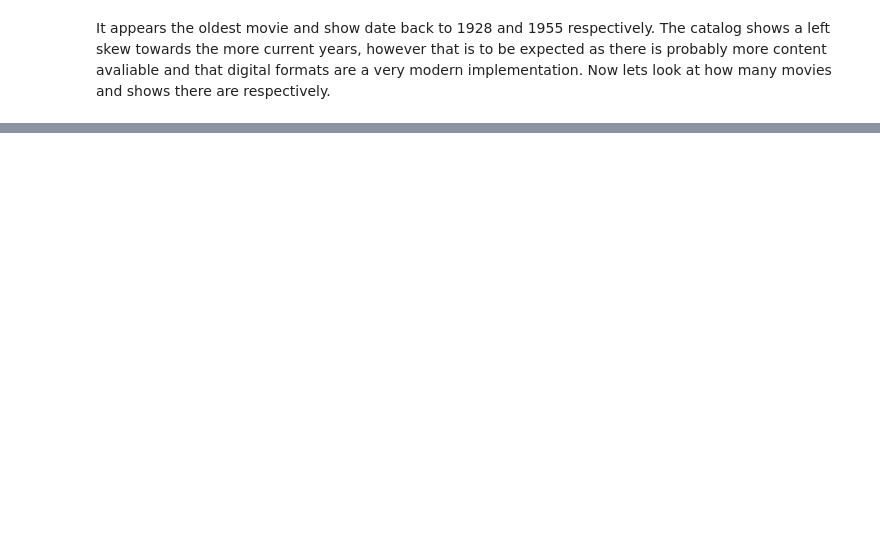
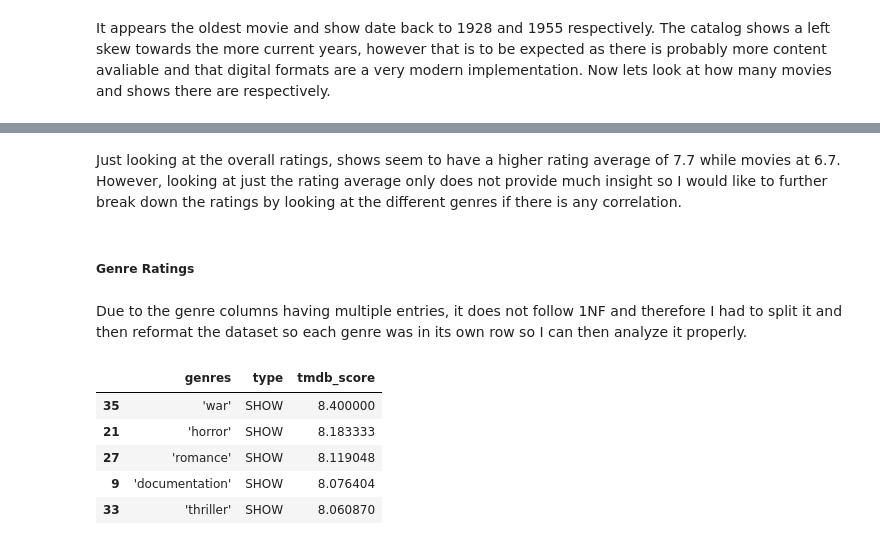
Before and after one commit to kekevin12/Disney_EDA, a Jupyter notebook: disney_data.ipynb, the cells around one changed output, grey strips where cells are left out. Saved outputs shown, nothing was run; the diff lists cells and outputs as text; code cells hidden in the pictures; blank space fills up the shorter version.

```diff
--- a/disney_data.ipynb
+++ b/disney_data.ipynb
@@ -115,0 +173,13 @@ fig.show()
+# %% [markdown]
+Just looking at the overall ratings, shows seem to have a higher rating average of 7.7 while movies at 6.7. However, looking at just the rating average only does not provide much insight so I would like to further break down the ratings by looking at the different genres if there is any correlation.
+# %% [markdown]
+##### Genre Ratings
+# %%
+# Adding new genre columns with each genre split and adding type and tmdb_scores associated with it to it
+ratings = ctitles[['tmdb_score','type']].assign(
+    genres=ctitles['genres'].str.split(r'\s*,\s*')).explode('genres')
+ratings = ratings[ratings.genres != ""]
+avg = ratings.groupby(['genres','type'])['tmdb_score'].mean()
+avg = avg.reset_index()
+# %% [markdown]
+Due to the genre columns having multiple entries, it does not follow 1NF and therefore I had to split it and then reformat the dataset so each genre was in its own row so I can then analyze it properly.
@@ -115,0 +198,11 @@ fig.show()
+# %%
+#Top 5 Show Genres
+sho  = avg[avg.type != 'MOVIE']
+sho.nlargest(5,['tmdb_score'])
+# %% [output]
+|  | genres | type | tmdb_score |
+| 35 | 'war' | SHOW | 8.400000 |
+| 21 | 'horror' | SHOW | 8.183333 |
+| 27 | 'romance' | SHOW | 8.119048 |
+| 9 | 'documentation' | SHOW | 8.076404 |
+| 33 | 'thriller' | SHOW | 8.060870 |
```
Also changed, not shown: parts of 29 cells of this notebook.
